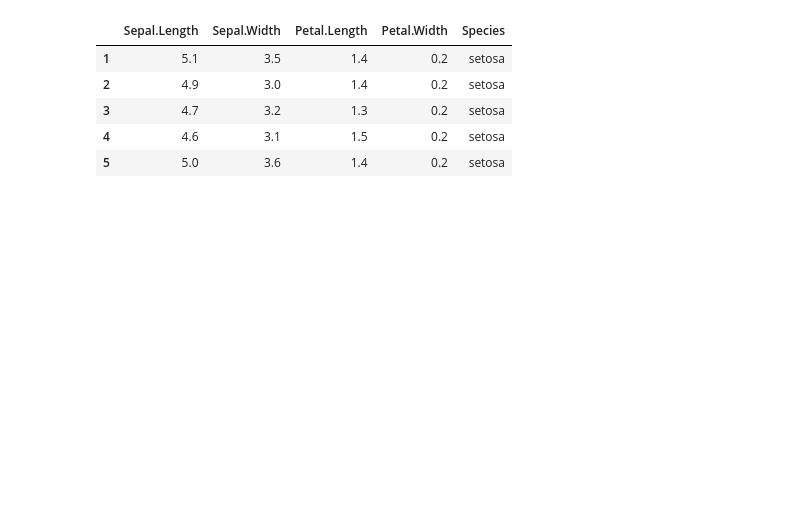
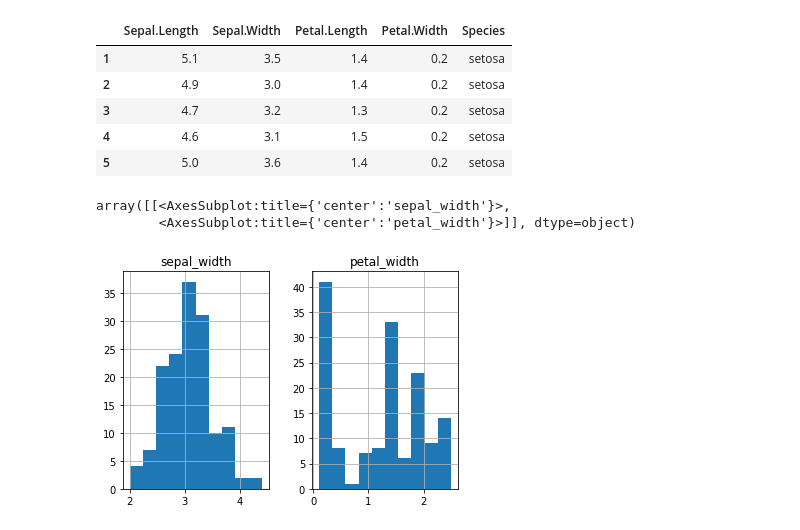
Before and after one commit to randyfrench/clustering-exercises, a Jupyter notebook: modeling.ipynb, the cells around one changed output. Cells and saved outputs as stored; diff of their text form; code cells hidden in the pictures; blank space fills up the shorter version.

```diff
--- a/modeling.ipynb
+++ b/modeling.ipynb
@@ -91,3 +36,9 @@ X = iris[['sepal_length', 'petal_length']]
+# %%
+X.hist()
+# %% [output]
+array([[<AxesSubplot:title={'center':'sepal_width'}>,
+        <AxesSubplot:title={'center':'petal_width'}>]], dtype=object)
+[figure, added]
 # %%
 # Scale the X
 
```
Also changed, not shown: parts of 33 cells of this notebook, 1 other file.
